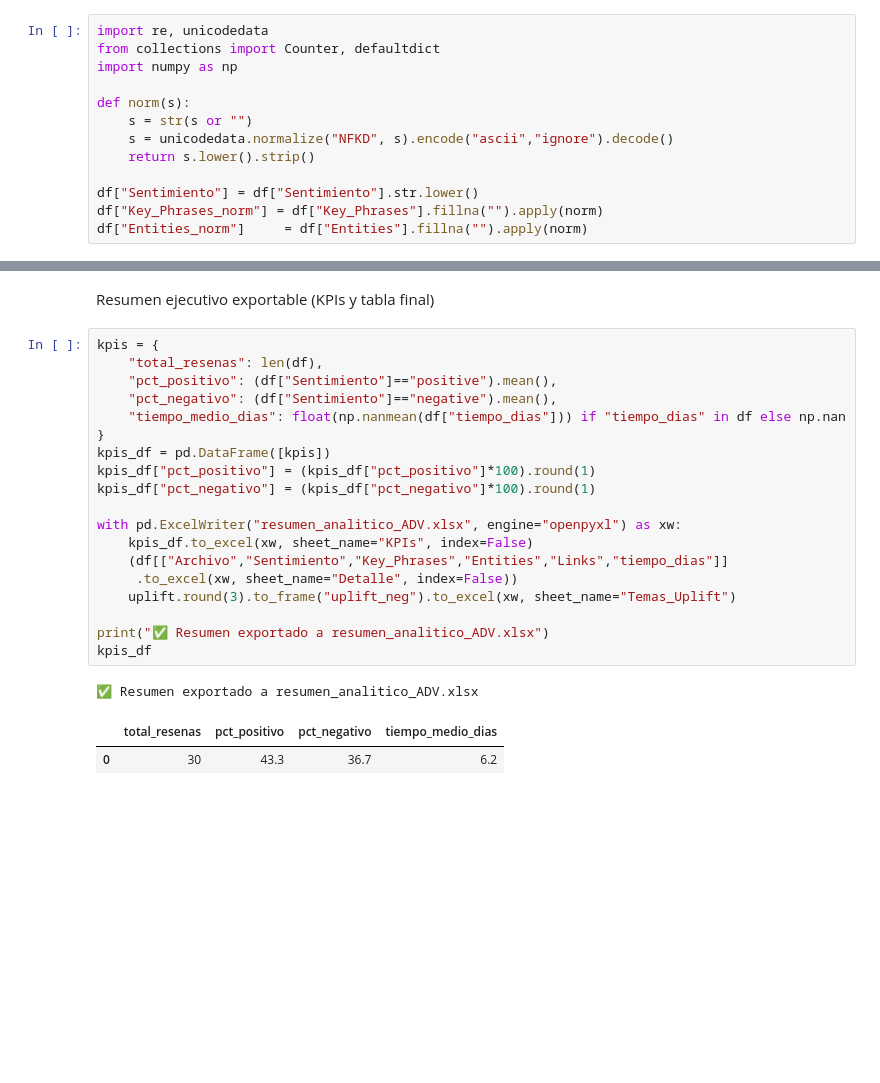
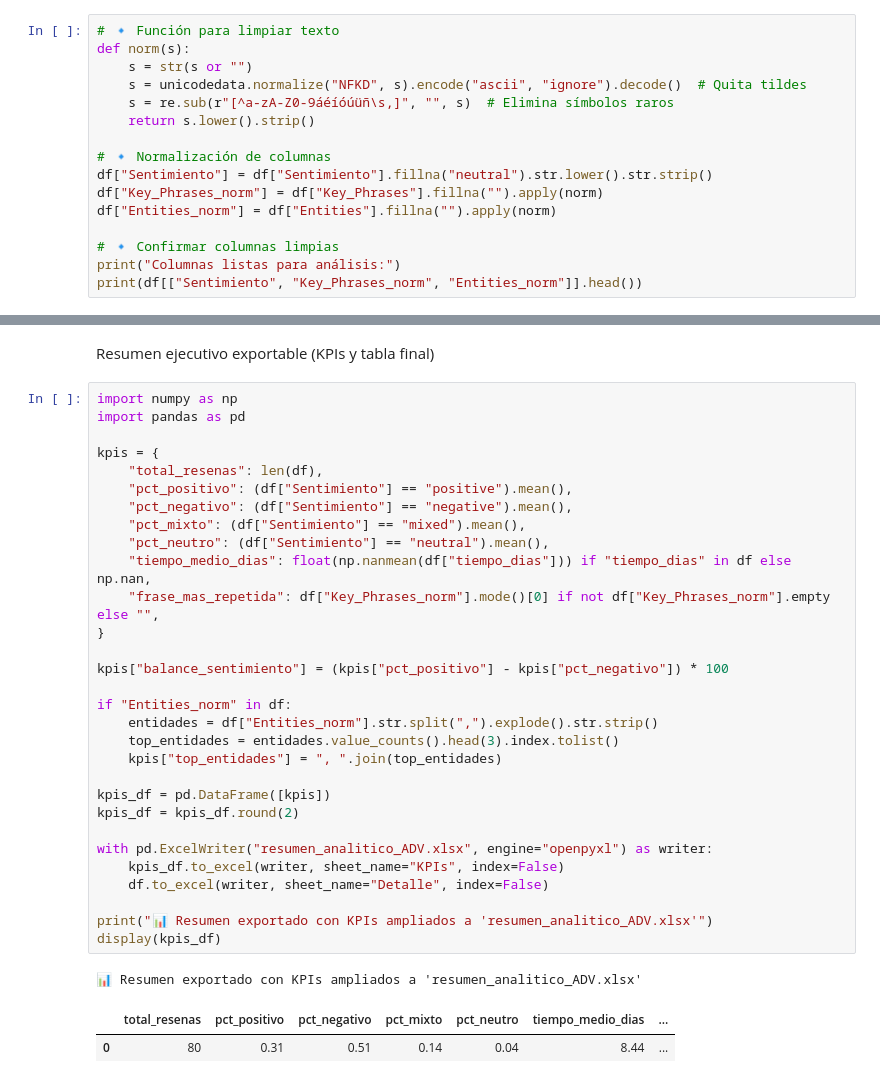
Before and after one commit to Valeria-Bravo/Laboratorios_IAgenerativa_LLM, a Jupyter notebook: Trabajo_final/analisis_resultados.ipynb, the cells around one changed output, grey strips where cells are left out. Drawn from its saved outputs; the diff is of its cells as text; blank space fills up the shorter version.

```diff
--- a/Trabajo_final/analisis_resultados.ipynb
+++ b/Trabajo_final/analisis_resultados.ipynb
@@ -136,13 +187,16 @@ LIMPIEZA Y PREPARACION DE HELPERS
 # %%
-import re, unicodedata
-from collections import Counter, defaultdict
-import numpy as np
-
+# 🔹 Función para limpiar texto
 def norm(s):
     s = str(s or "")
-    s = unicodedata.normalize("NFKD", s).encode("ascii","ignore").decode()
+    s = unicodedata.normalize("NFKD", s).encode("ascii", "ignore").decode()  # Quita tildes
+    s = re.sub(r"[^a-zA-Z0-9áéíóúüñ\s,]", "", s)  # Elimina símbolos raros
     return s.lower().strip()
 
-df["Sentimiento"] = df["Sentimiento"].str.lower()
+# 🔹 Normalización de columnas
+df["Sentimiento"] = df["Sentimiento"].fillna("neutral").str.lower().str.strip()
 df["Key_Phrases_norm"] = df["Key_Phrases"].fillna("").apply(norm)
-df["Entities_norm"]     = df["Entities"].fillna("").apply(norm)
+df["Entities_norm"] = df["Entities"].fillna("").apply(norm)
+
+# 🔹 Confirmar columnas limpias
+print("Columnas listas para análisis:")
+print(df[["Sentimiento", "Key_Phrases_norm", "Entities_norm"]].head())
@@ -345,25 +503,36 @@ display(cat_pivot)
 # %% [markdown]
 Resumen ejecutivo exportable (KPIs y tabla final)
 # %%
+import numpy as np
+import pandas as pd
+
 kpis = {
     "total_resenas": len(df),
-    "pct_positivo": (df["Sentimiento"]=="positive").mean(),
-    "pct_negativo": (df["Sentimiento"]=="negative").mean(),
-    "tiempo_medio_dias": float(np.nanmean(df["tiempo_dias"])) if "tiempo_dias" in df else np.nan
+    "pct_positivo": (df["Sentimiento"] == "positive").mean(),
+    "pct_negativo": (df["Sentimiento"] == "negative").mean(),
+    "pct_mixto": (df["Sentimiento"] == "mixed").mean(),
+    "pct_neutro": (df["Sentimiento"] == "neutral").mean(),
+    "tiempo_medio_dias": float(np.nanmean(df["tiempo_dias"])) if "tiempo_dias" in df else np.nan,
+    "frase_mas_repetida": df["Key_Phrases_norm"].mode()[0] if not df["Key_Phrases_norm"].empty else "",
 }
+
+kpis["balance_sentimiento"] = (kpis["pct_positivo"] - kpis["pct_negativo"]) * 100
+
+if "Entities_norm" in df:
+    entidades = df["Entities_norm"].str.split(",").explode().str.strip()
+    top_entidades = entidades.value_counts().head(3).index.tolist()
+    kpis["top_entidades"] = ", ".join(top_entidades)
+
 kpis_df = pd.DataFrame([kpis])
-kpis_df["pct_positivo"] = (kpis_df["pct_positivo"]*100).round(1)
-kpis_df["pct_negativo"] = (kpis_df["pct_negativo"]*100).round(1)
+kpis_df = kpis_df.round(2)
 
-with pd.ExcelWriter("resumen_analitico_ADV.xlsx", engine="openpyxl") as xw:
-    kpis_df.to_excel(xw, sheet_name="KPIs", index=False)
-    (df[["Archivo","Sentimiento","Key_Phrases","Entities","Links","tiempo_dias"]]
-     .to_excel(xw, sheet_name="Detalle", index=False))
-    uplift.round(3).to_frame("uplift_neg").to_excel(xw, sheet_name="Temas_Uplift")
+with pd.ExcelWriter("resumen_analitico_ADV.xlsx", engine="openpyxl") as writer:
+    kpis_df.to_excel(writer, sheet_name="KPIs", index=False)
+    df.to_excel(writer, sheet_name="Detalle", index=False)
 
-print("✅ Resumen exportado a resumen_analitico_ADV.xlsx")
-kpis_df
+print("📊 Resumen exportado con KPIs ampliados a 'resumen_analitico_ADV.xlsx'")
+display(kpis_df)
 # %% [output]
-✅ Resumen exportado a resumen_analitico_ADV.xlsx
+📊 Resumen exportado con KPIs ampliados a 'resumen_analitico_ADV.xlsx'
-|  | total_resenas | pct_positivo | pct_negativo | tiempo_medio_dias |
-| 0 | 30 | 43.3 | 36.7 | 6.2 |
+|  | total_resenas | pct_positivo | pct_negativo | pct_mixto | pct_neutro | tiempo_medio_dias | ... |
+| 0 | 80 | 0.31 | 0.51 | 0.14 | 0.04 | 8.44 | ... |
```
Also changed, not shown: parts of 14 cells of this notebook, 1 other file.
